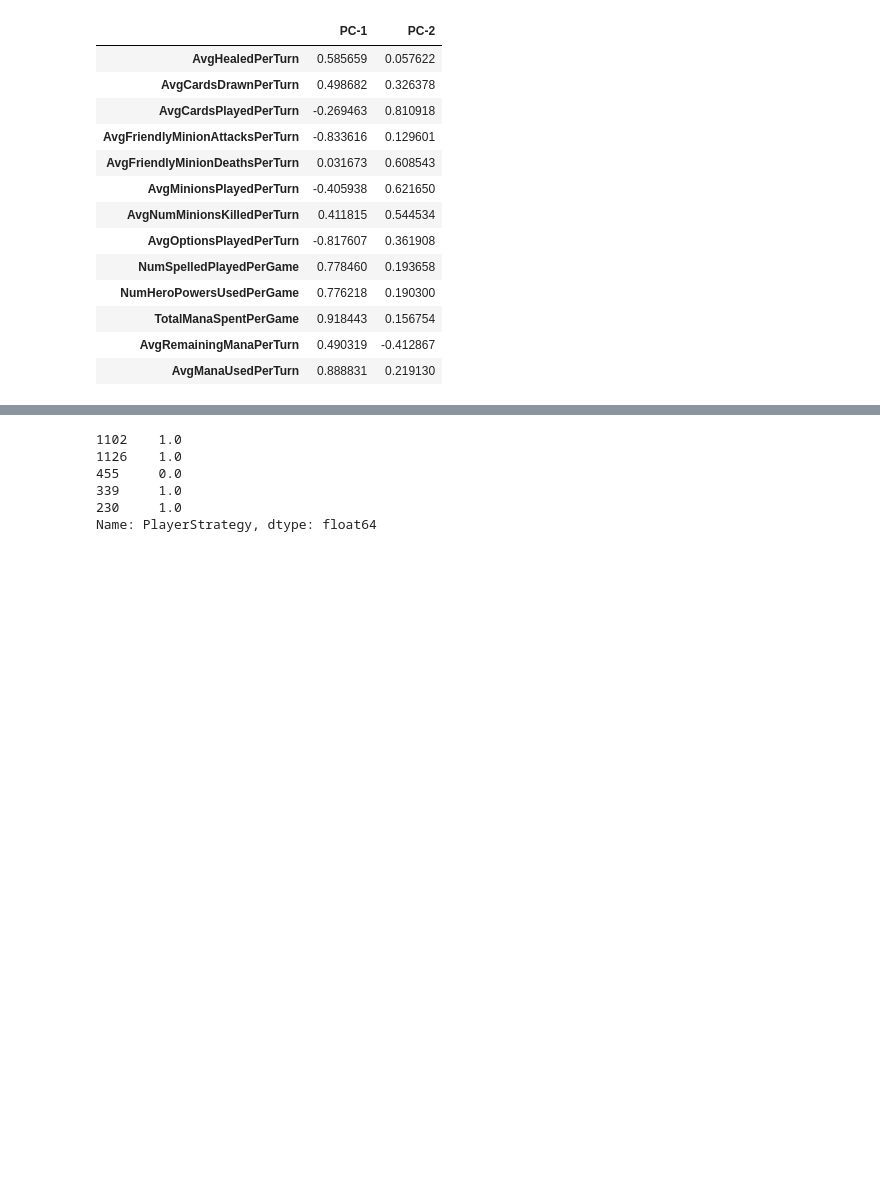
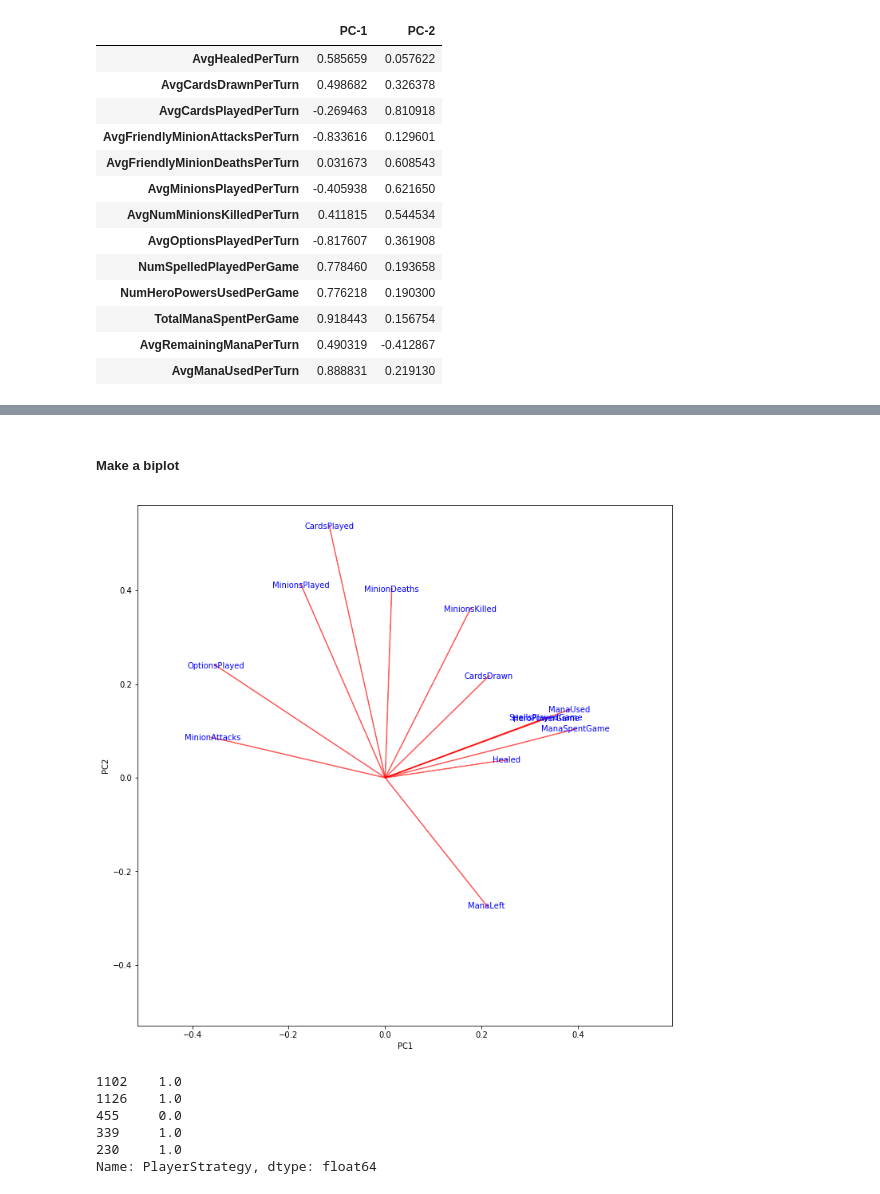
Before and after one commit to cww5/Sabber_Work_2019F, a Jupyter notebook: thesis-extensions/Spring_Data_Analysis.ipynb, the cells around one changed output, grey strips where cells are left out. Cells and saved outputs as stored; diff of their text form; code cells hidden in the pictures; blank space fills up the shorter version.

```diff
--- a/thesis-extensions/Spring_Data_Analysis.ipynb
+++ b/thesis-extensions/Spring_Data_Analysis.ipynb
@@ -1405,3 +1439,32 @@ pd.DataFrame(pca.components_,columns=X.columns,index = ['PC-1','PC-2']).T.sort_v
+# %% [markdown]
+##### Make a biplot
+# %%
+#scores = X_train_pca    #score
+#pca_exvar              #coeff
+#labels = list(X.columns)
+
+
+x1_scores = X_train_pca.iloc[:, 0]
+x2_scores = X_train_pca.iloc[:, 1]
+n = pca_exvar.shape[0] # 13 columns in the original data set
+
+x1_scale = 1.0 / (x1_scores.max() - x1_scores.min())
+x2_scale = 1.0 / (x2_scores.max() - x2_scores.min())
+
+plt.scatter(x1_scores * x1_scale, x2_scores * x2_scale, s=5, c='white')
+
+for i in range(n):
+    plt.arrow(x=0, y=0, dx=pca_exvar.iloc[i,0], dy=pca_exvar.iloc[i,1], color='r', alpha=0.5)
+    plt.text(pca_exvar.iloc[i,0]*1, pca_exvar.iloc[i,1]*1,
+            list(pca_exvar.index)[i], color='b', ha='center', va='center')
+plt.gcf().set_size_inches(12, 12)
+plt.xlabel('PC1')
+plt.ylabel('PC2')
+
+
+plt.show()    #SpellsPlayed and Hero Power are overlapping
+# %% [output]
+[figure, added]
 # %%
 X_test_pcadf = pd.DataFrame(X_test_pca, columns=['PC1', 'PC2'])
 # %%
```
Also changed, not shown: parts of 13 cells of this notebook, 7 other files.
